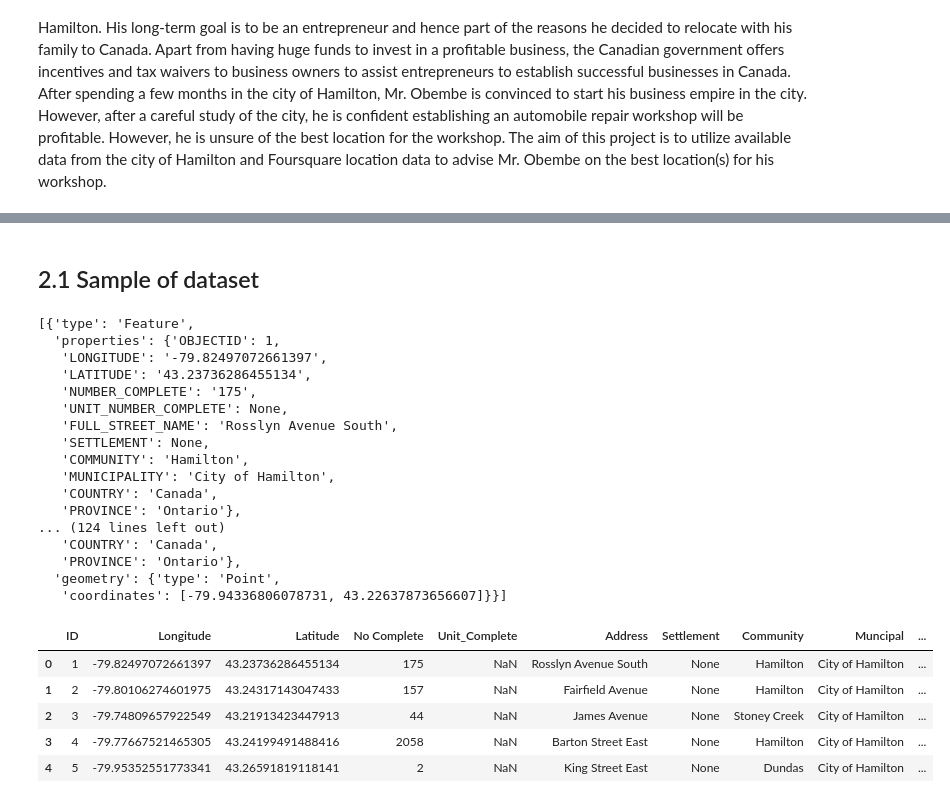
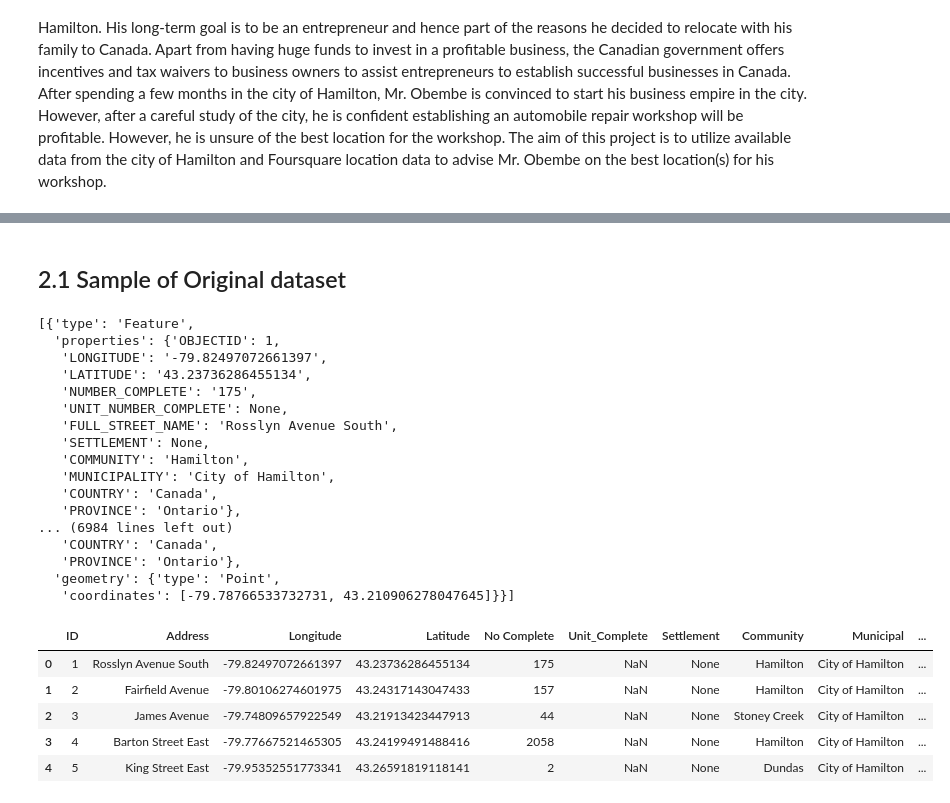
Before and after one commit to obeabi/CapstoneIBM, a Jupyter notebook: Capstone_Project_Abiola.ipynb, the cells around one changed output, grey strips where cells are left out. Saved outputs shown, nothing was run; the diff lists cells and outputs as text; code cells hidden in the pictures.

```diff
--- a/Capstone_Project_Abiola.ipynb
+++ b/Capstone_Project_Abiola.ipynb
@@ -20,21 +20,19 @@ Finally,  Foursquare data will be employed to explore venues in the city of Hami
 # %% [markdown]
-## 2.1 Sample of dataset
+## 2.1 Sample of  Original dataset
 # %%
 import numpy as np
 import pandas as pd
 import requests
 import json
 from pandas.io.json import json_normalize
-#pd.set_option ('display.max_columns', None)
-#pd.set_option ('display.max_rows', None)
-#! pip install folium
 # Download and explore dataset
 !wget -q -O 'hamilton_data.json' https://opendata.arcgis.com/datasets/ac6fc684043341f6b1d6298c146a0bcf_1.geojson
 
 
 with open ('hamilton_data.json') as json_data :
       hamilton_data = json.load(json_data)
-hamilton_neigh = hamilton_data['features'][0:10]
+hamilton_neigh = hamilton_data['features'][0:500]
+
 hamilton_neigh
 # %% [output]
 [{'type': 'Feature',
@@ -49,43 +47,40 @@ hamilton_neigh
    'MUNICIPALITY': 'City of Hamilton',
    'COUNTRY': 'Canada',
    'PROVINCE': 'Ontario'},
-... (124 lines left out)
+... (6984 lines left out)
    'COUNTRY': 'Canada',
    'PROVINCE': 'Ontario'},
   'geometry': {'type': 'Point',
-   'coordinates': [-79.94336806078731, 43.22637873656607]}}]
+   'coordinates': [-79.78766533732731, 43.210906278047645]}}]
 # %%
 # Create dataframe
-column_names =['ID','Longitude', 'Latitude', 'No Complete', 'Unit_Complete', 'Address', 'Settlement', 'Community', 'Muncipal', 'Nation', 'Province']
-#column_names =['Address','Longitude', 'Latitude', 'Community']
+column_names  =['ID','Address', 'Longitude', 'Latitude', 'No Complete', 'Unit_Complete', 'Settlement', 'Community', 'Municipal', 'Nation', 'Province']
 neighborhoods = pd.DataFrame(columns= column_names)
 
 
 for data in hamilton_neigh:
     neigh_ID = data['properties']['OBJECTID']
     neigh_lon = data ['properties']['LONGITUDE']
     neigh_lat = data['properties']['LATITUDE']
     neigh_comp = data['properties']['NUMBER_COMPLETE']
     neigh_uncomp = data['properties']['UNIT_NUMBER_COMPLETE']
     neigh_set = data['properties']['SETTLEMENT']
     neigh_add = data['properties']['FULL_STREET_NAME']
     neigh_comm = data['properties']['COMMUNITY']
     neigh_mun = data['properties']['MUNICIPALITY']
     neigh_con = data['properties']['COUNTRY']
     neigh_prov = data['properties']['PROVINCE']
 
 
     neighborhoods = neighborhoods. append({'ID': neigh_ID, 'Longitude': neigh_lon, 'Latitude': neigh_lat, 'No Complete' : neigh_comp ,
                                           'Unit Complete': neigh_uncomp, 'Address' :  neigh_add, 'Settlement' :neigh_set , 'Community':neigh_comm,
-                                           'Muncipal':neigh_mun, 'Nation':neigh_con ,'Province':  neigh_prov  }, ignore_index = True)
-
-    #neighborhoods = neighborhoods. append({'Longitude':neigh_lon, 'Latitude':neigh_lat,'Address':neigh_add, 'Community':neigh_comm}, ignore_index = True)
+                                           'Municipal':neigh_mun, 'Nation':neigh_con ,'Province':  neigh_prov  }, ignore_index = True)
 
 neighborhoods.head()
 # %% [output]
-|  | ID | Longitude | Latitude | No Complete | Unit_Complete | Address | Settlement | Community | Muncipal | ... |
-| 0 | 1 | -79.82497072661397 | 43.23736286455134 | 175 | NaN | Rosslyn Avenue South | None | Hamilton | City of Hamilton | ... |
-| 1 | 2 | -79.80106274601975 | 43.24317143047433 | 157 | NaN | Fairfield Avenue | None | Hamilton | City of Hamilton | ... |
-| 2 | 3 | -79.74809657922549 | 43.21913423447913 | 44 | NaN | James Avenue | None | Stoney Creek | City of Hamilton | ... |
-| 3 | 4 | -79.77667521465305 | 43.24199491488416 | 2058 | NaN | Barton Street East | None | Hamilton | City of Hamilton | ... |
-| 4 | 5 | -79.95352551773341 | 43.26591819118141 | 2 | NaN | King Street East | None | Dundas | City of Hamilton | ... |
+|  | ID | Address | Longitude | Latitude | No Complete | Unit_Complete | Settlement | Community | Municipal | ... |
+| 0 | 1 | Rosslyn Avenue South | -79.82497072661397 | 43.23736286455134 | 175 | NaN | None | Hamilton | City of Hamilton | ... |
+| 1 | 2 | Fairfield Avenue | -79.80106274601975 | 43.24317143047433 | 157 | NaN | None | Hamilton | City of Hamilton | ... |
+| 2 | 3 | James Avenue | -79.74809657922549 | 43.21913423447913 | 44 | NaN | None | Stoney Creek | City of Hamilton | ... |
+| 3 | 4 | Barton Street East | -79.77667521465305 | 43.24199491488416 | 2058 | NaN | None | Hamilton | City of Hamilton | ... |
+| 4 | 5 | King Street East | -79.95352551773341 | 43.26591819118141 | 2 | NaN | None | Dundas | City of Hamilton | ... |
```
Also changed, not shown: parts of 4 cells of this notebook.
